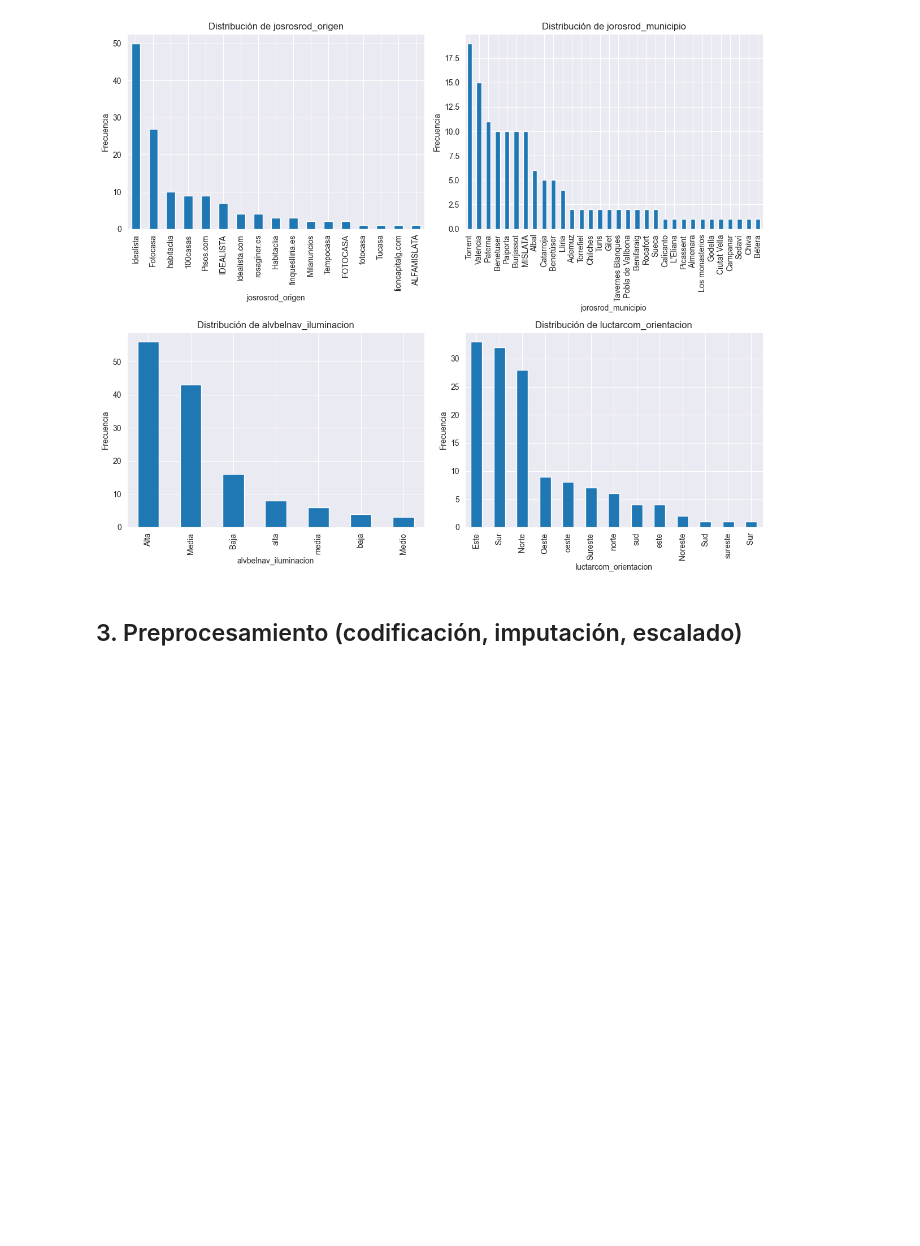
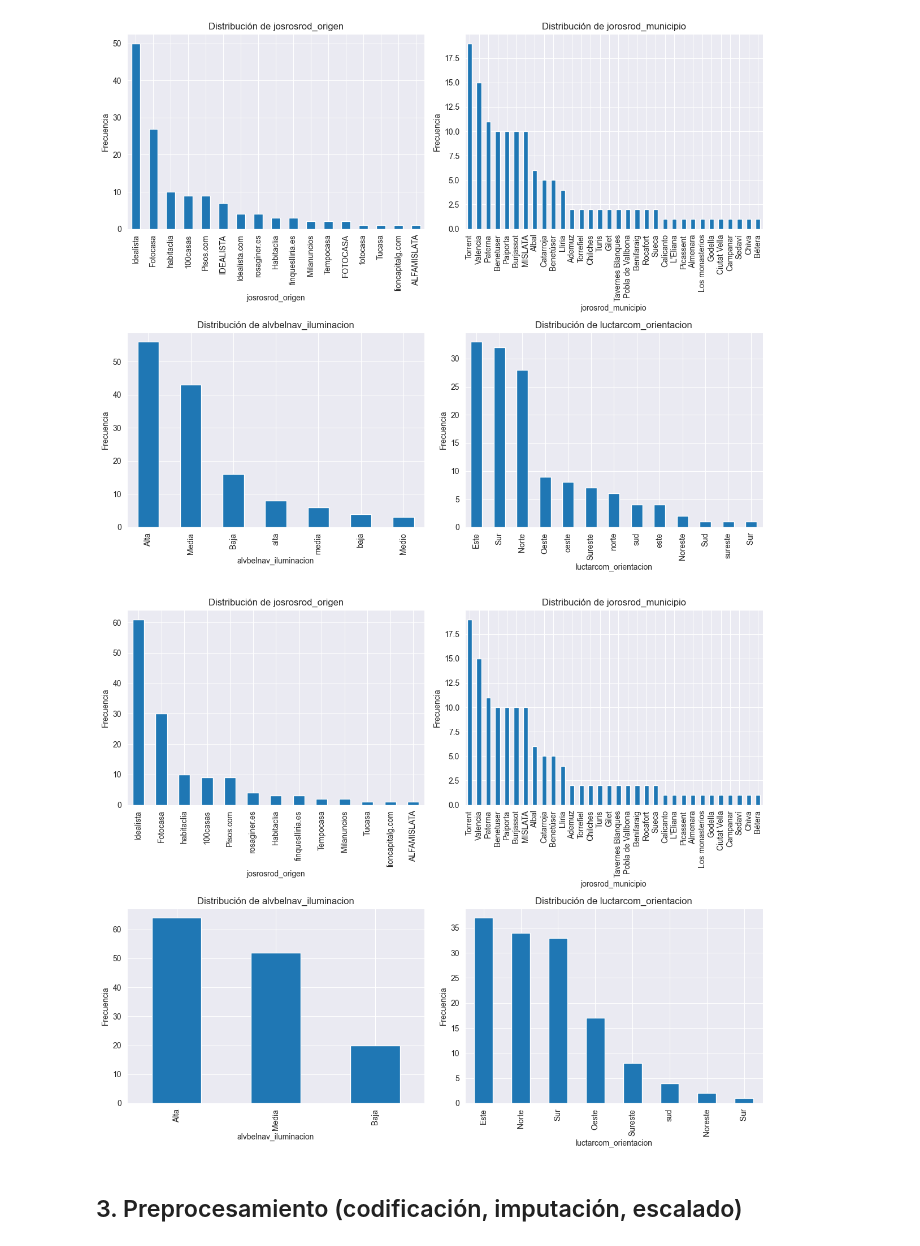
Before and after one commit to SamuehFDEZ/MachineLearning, a Jupyter notebook: saa/U2/tasador_de_viviendas.ipynb, the cells around one changed output. Saved outputs shown, nothing was run; the diff lists cells and outputs as text; code cells hidden in the pictures; blank space fills up the shorter version.

```diff
--- a/saa/U2/tasador_de_viviendas.ipynb
+++ b/saa/U2/tasador_de_viviendas.ipynb
@@ -207,5 +209,32 @@ df['alvbelnav_iluminacion'] = df['alvbelnav_iluminacion'].replace("alta", "Alta"
 df['alvbelnav_iluminacion'] = df['alvbelnav_iluminacion'].replace("media", "Media")
 df['alvbelnav_iluminacion'] = df['alvbelnav_iluminacion'].replace("baja", "Baja")
 df['alvbelnav_iluminacion'] = df['alvbelnav_iluminacion'].replace("Medio", "Media")
+# %%
+df['josrosrod_origen'] = df['josrosrod_origen'].replace("IDEALISTA", "Idealista")
+df['josrosrod_origen'] = df['josrosrod_origen'].replace("Idealista.com", "Idealista")
+df['josrosrod_origen'] = df['josrosrod_origen'].replace("FOTOCASA", "Fotocasa")
+df['josrosrod_origen'] = df['josrosrod_origen'].replace("fotocasa", "Fotocasa")
+# %%
+df['luctarcom_orientacion'] = df['luctarcom_orientacion'].replace("Sud", "Sur")
+df['luctarcom_orientacion'] = df['luctarcom_orientacion'].replace("oeste", "Oeste")
+df['luctarcom_orientacion'] = df['luctarcom_orientacion'].replace("norte", "Norte")
+df['luctarcom_orientacion'] = df['luctarcom_orientacion'].replace("sureste", "Sureste")
+df['luctarcom_orientacion'] = df['luctarcom_orientacion'].replace("este", "Este")
+# %%
+fig, axes = plt.subplots(nrows=2, ncols=2, figsize=(12, 10))
+axes = axes.flatten()
+
+for i, var in enumerate(categoricas):
+    df[var].value_counts().plot(kind='bar', ax=axes[i])  # Gráfico de barras
+    axes[i].set_title(f'Distribución de {var}')
+    axes[i].set_ylabel('Frecuencia')
+
+for j in range(len(categoricas), len(axes)):
+    axes[j].axis('off')
+
+plt.tight_layout()
+plt.show()
+# %% [output]
+[figure, added]
 # %% [markdown]
 ## 3. Preprocesamiento (codificación, imputación, escalado)
```
Also changed, not shown: parts of 9 cells of this notebook.
